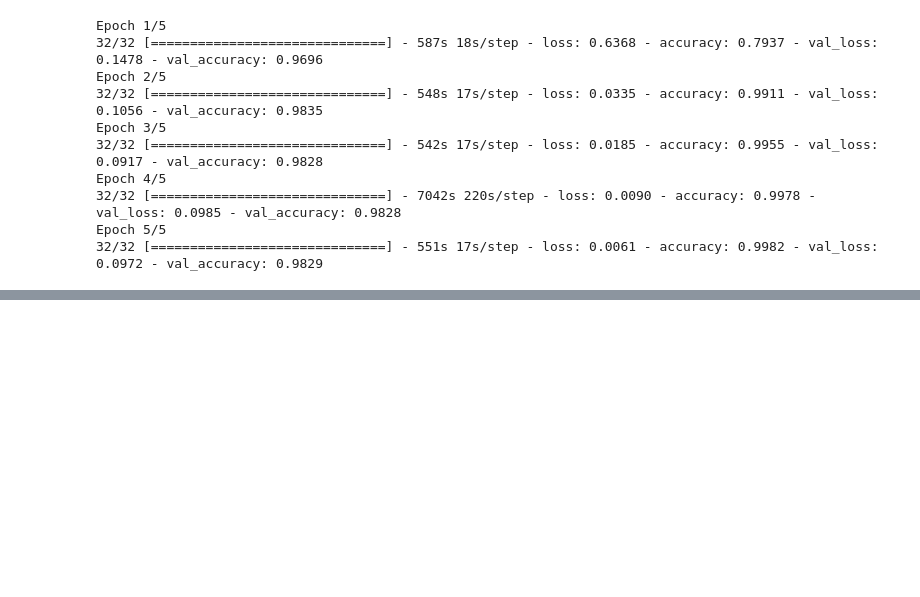
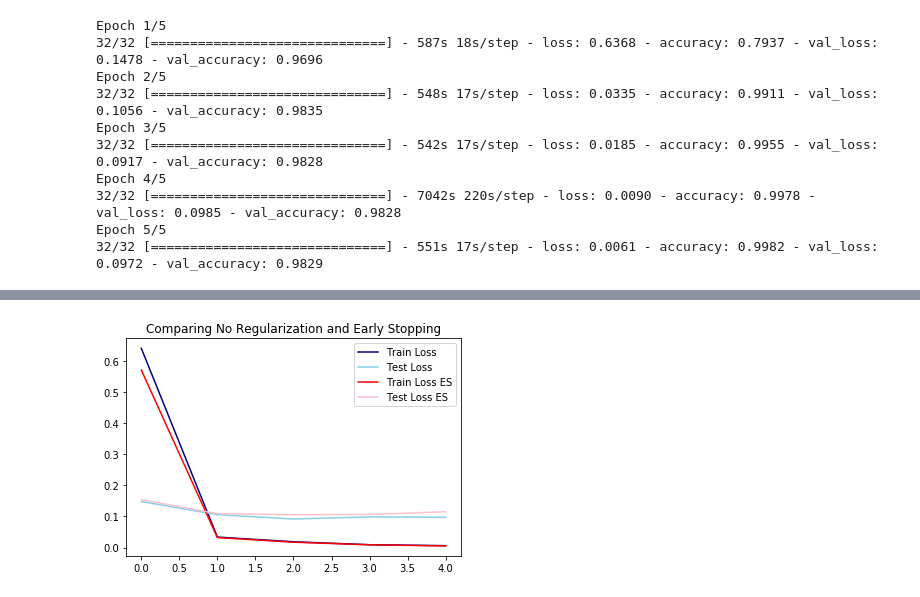
Before and after one commit to raffysantayana/slp-predicting-techs-rnn, a Jupyter notebook: code/RNN.ipynb, the cells around one changed output, grey strips where cells are left out. Drawn from its saved outputs; the diff is of its cells as text; code cells hidden in the pictures; blank space fills up the shorter version.

```diff
--- a/code/RNN.ipynb
+++ b/code/RNN.ipynb
@@ -211,0 +246,15 @@ plt.legend()
+# %%
+# EARLY STOPPING
+model_es = Sequential()
+
+model_es.add(GRU(337, input_shape = (120, 337), return_sequences = True))
+model_es.add(GRU(337, return_sequences = False))
+
+model_es.add(Dense(128, activation = 'relu'))
+
+model_es.add(Dense(5, activation = 'softmax'))
+
+early_stop = EarlyStopping(monitor = 'val_loss', min_delta = 0, patience = 5, verbose = 1, mode = 'auto')
+model_es.compile(loss = 'categorical_crossentropy', optimizer = Adam(0.001), metrics = ['accuracy'], callbacks = early_stop)
+
+hist_es = model_es.fit_generator(train_sequences, epochs = 5, validation_data = test_sequences)
@@ -211,0 +272,13 @@ plt.legend()
+# %%
+plt.title('Comparing No Regularization and Early Stopping')
+plt.title('Not expecting much difference')
+
+plt.plot(hist.history['loss'], label = 'Train Loss', color = 'navy')
+plt.plot(hist.history['val_loss'], label = 'Test Loss', color = 'skyblue')
+
+plt.plot(hist_es.history['loss'], label = 'Train Loss ES', color = 'red')
+plt.plot(hist_es.history['val_loss'], label = 'Test Loss ES', color = 'pink')
+
+plt.legend();
+# %% [output]
+[figure, added]
```
Also changed, not shown: parts of 13 cells of this notebook, 4 other files.
